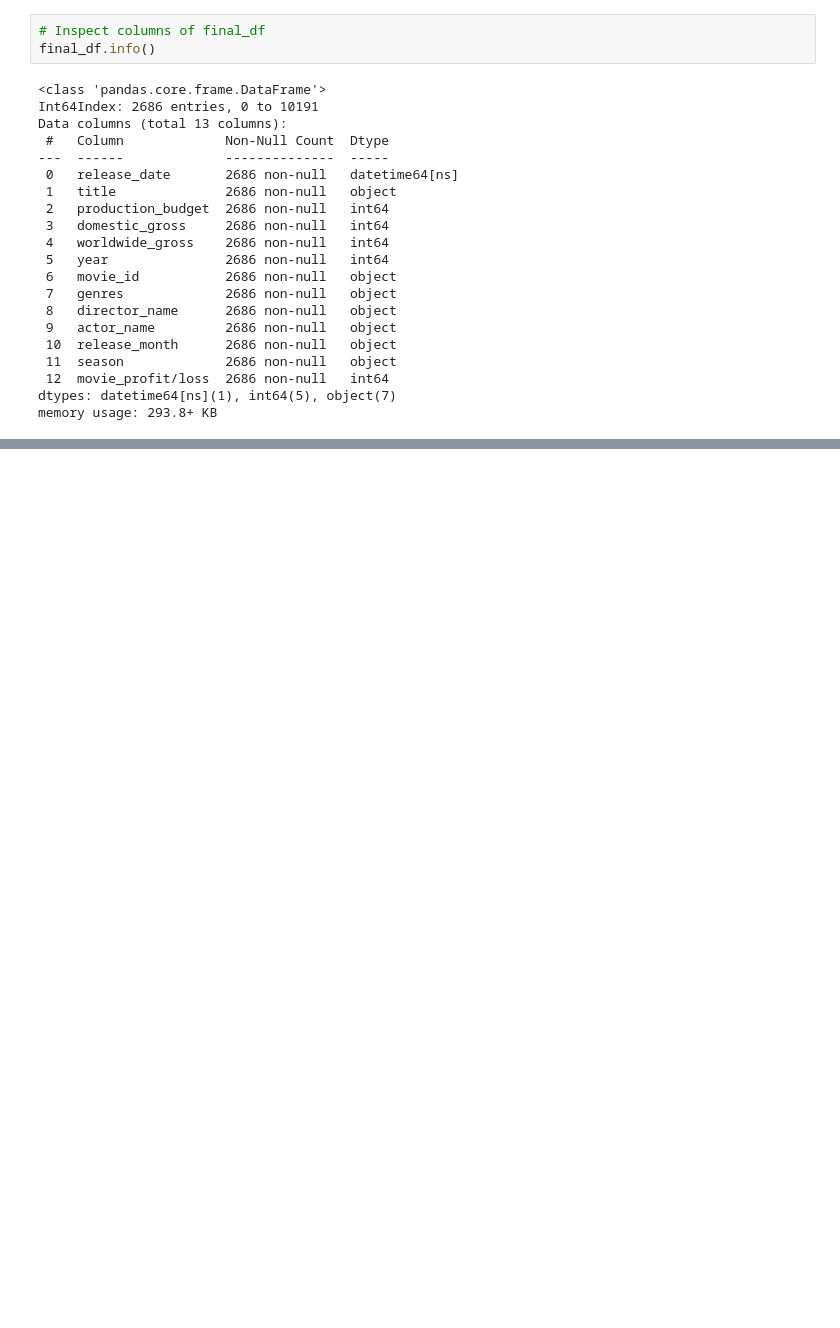
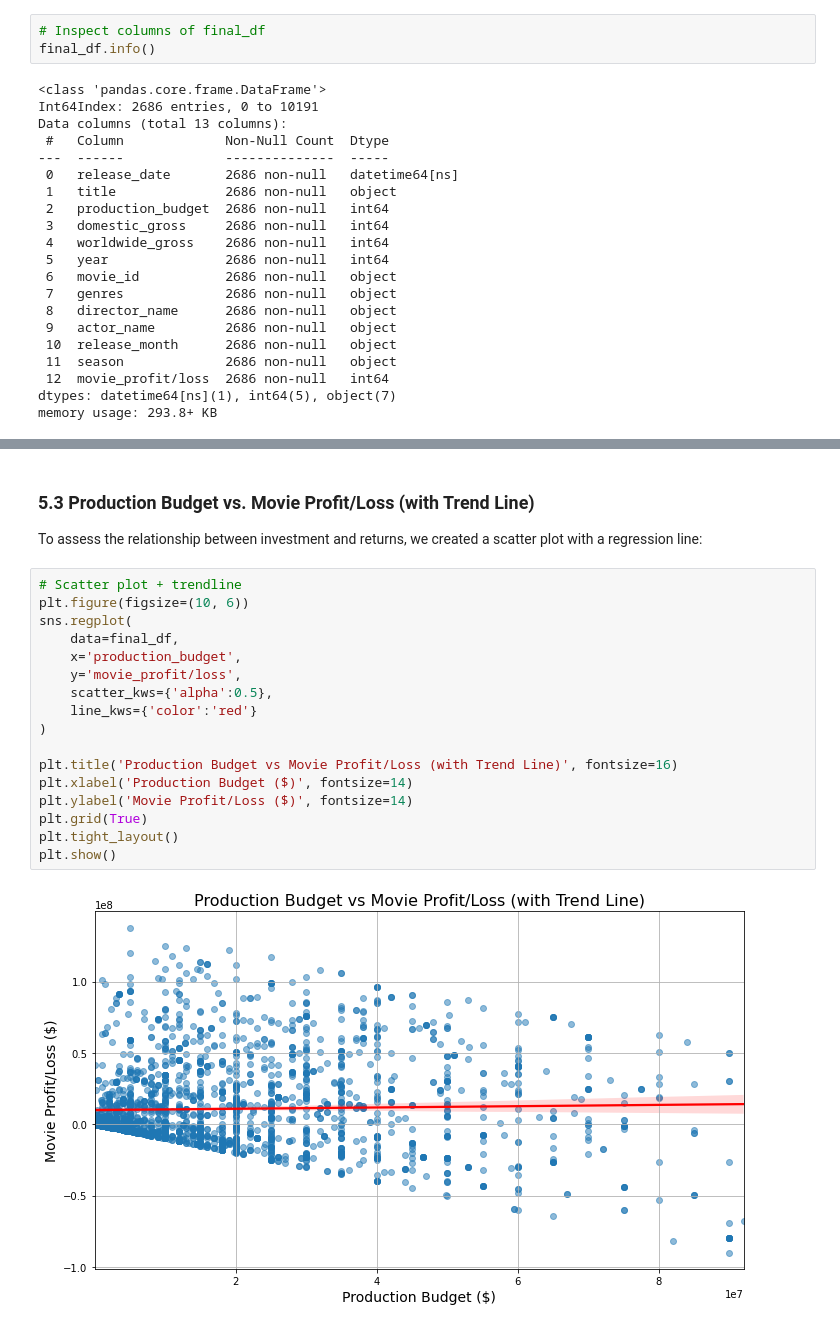
Before and after one commit to mwakad/box-office-movie-insights, a Jupyter notebook: index.ipynb, the cells around one changed output, grey strips where cells are left out. Cells and saved outputs as stored; diff of their text form; blank space fills up the shorter version.

```diff
--- a/index.ipynb
+++ b/index.ipynb
@@ -779,0 +987,22 @@ final_df.head()
+# %% [markdown]
+### 5.3 Production Budget vs. Movie Profit/Loss (with Trend Line)
+To assess the relationship between investment and returns, we created a scatter plot with a regression line:
+# %%
+# Scatter plot + trendline
+plt.figure(figsize=(10, 6))
+sns.regplot(
+    data=final_df,
+    x='production_budget',
+    y='movie_profit/loss',
+    scatter_kws={'alpha':0.5},
+    line_kws={'color':'red'}
+)
+
+plt.title('Production Budget vs Movie Profit/Loss (with Trend Line)', fontsize=16)
+plt.xlabel('Production Budget ($)', fontsize=14)
+plt.ylabel('Movie Profit/Loss ($)', fontsize=14)
+plt.grid(True)
+plt.tight_layout()
+plt.show()
+# %% [output]
+[figure, added]
```
Also changed, not shown: parts of 20 cells of this notebook.
